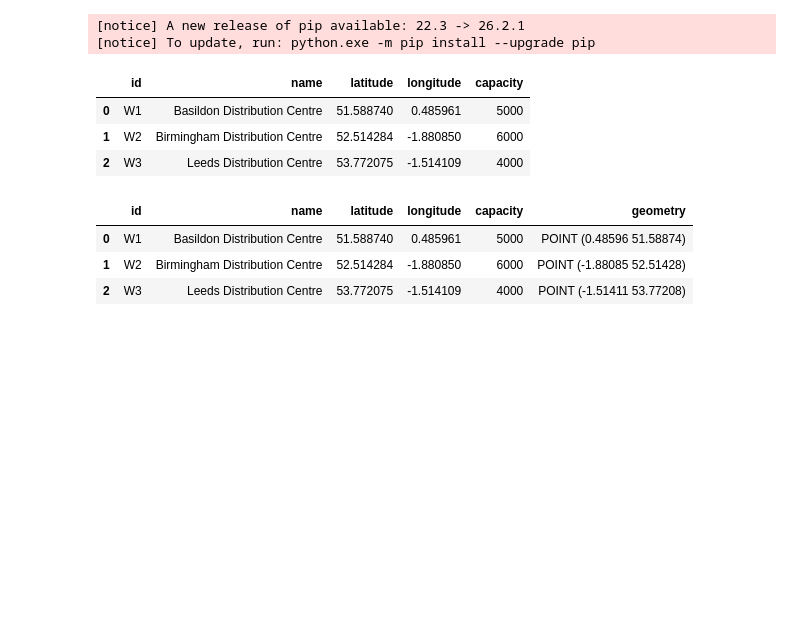
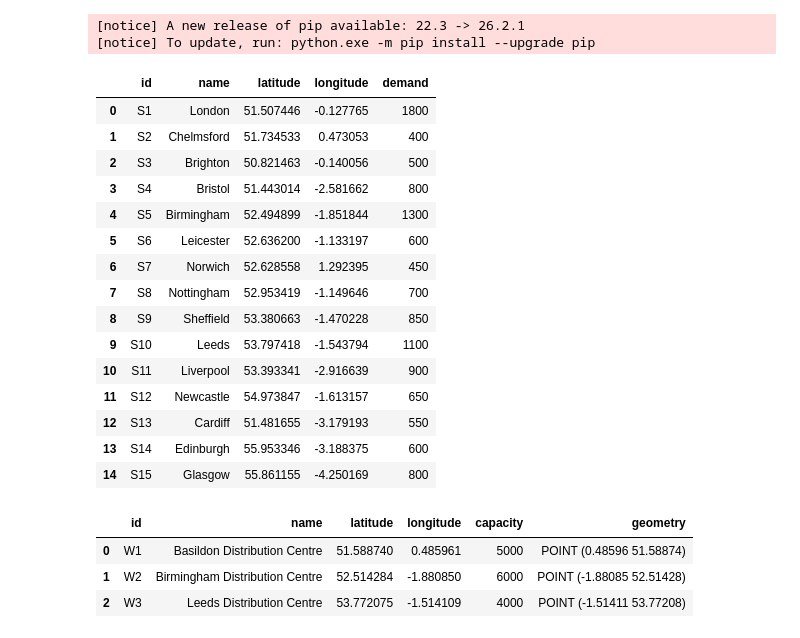
Before and after one commit to pyjpg/Warehouse_Linear-Optimisation, a Jupyter notebook: scripts/main.ipynb, the cells around one changed output. Saved outputs shown, nothing was run; the diff lists cells and outputs as text; code cells hidden in the pictures; blank space fills up the shorter version.

```diff
--- a/scripts/main.ipynb
+++ b/scripts/main.ipynb
@@ -13,15 +13,30 @@ import matplotlib.pyplot as plt
 import plotly.express as px
 import pandas as pd
 # %%
-countries_path = r'C:\Users\titas\Desktop\LP_Project\Warehouse Optimisation\data\warehouses.csv'
+warehouses_path = r'C:\Users\titas\Desktop\LP_Project\Warehouse Optimisation\data\warehouses.csv'
+stores_path = r'C:\Users\titas\Desktop\LP_Project\Warehouse Optimisation\data\stores.csv'
 # %%
-df = pd.read_csv(countries_path)
+df = pd.read_csv(warehouses_path)
 df
+df_stores = pd.read_csv(stores_path)
+df_stores
 # %% [output]
-|  | id | name | latitude | longitude | capacity |
-| 0 | W1 | Basildon Distribution Centre | 51.588740 | 0.485961 | 5000 |
-| 1 | W2 | Birmingham Distribution Centre | 52.514284 | -1.880850 | 6000 |
-| 2 | W3 | Leeds Distribution Centre | 53.772075 | -1.514109 | 4000 |
+|  | id | name | latitude | longitude | demand |
+| 0 | S1 | London | 51.507446 | -0.127765 | 1800 |
+| 1 | S2 | Chelmsford | 51.734533 | 0.473053 | 400 |
+| 2 | S3 | Brighton | 50.821463 | -0.140056 | 500 |
+| 3 | S4 | Bristol | 51.443014 | -2.581662 | 800 |
+| 4 | S5 | Birmingham | 52.494899 | -1.851844 | 1300 |
+| 5 | S6 | Leicester | 52.636200 | -1.133197 | 600 |
+| 6 | S7 | Norwich | 52.628558 | 1.292395 | 450 |
+| 7 | S8 | Nottingham | 52.953419 | -1.149646 | 700 |
+| 8 | S9 | Sheffield | 53.380663 | -1.470228 | 850 |
+| 9 | S10 | Leeds | 53.797418 | -1.543794 | 1100 |
+| 10 | S11 | Liverpool | 53.393341 | -2.916639 | 900 |
+| 11 | S12 | Newcastle | 54.973847 | -1.613157 | 650 |
+| 12 | S13 | Cardiff | 51.481655 | -3.179193 | 550 |
+| 13 | S14 | Edinburgh | 55.953346 | -3.188375 | 600 |
+| 14 | S15 | Glasgow | 55.861155 | -4.250169 | 800 |
 # %%
 # convert long/lat to points
 df_geo = gpd.GeoDataFrame(df, geometry = gpd.points_from_xy(df.longitude, df.latitude))
```
Also changed, not shown: parts of 4 cells of this notebook, 1 other file.
